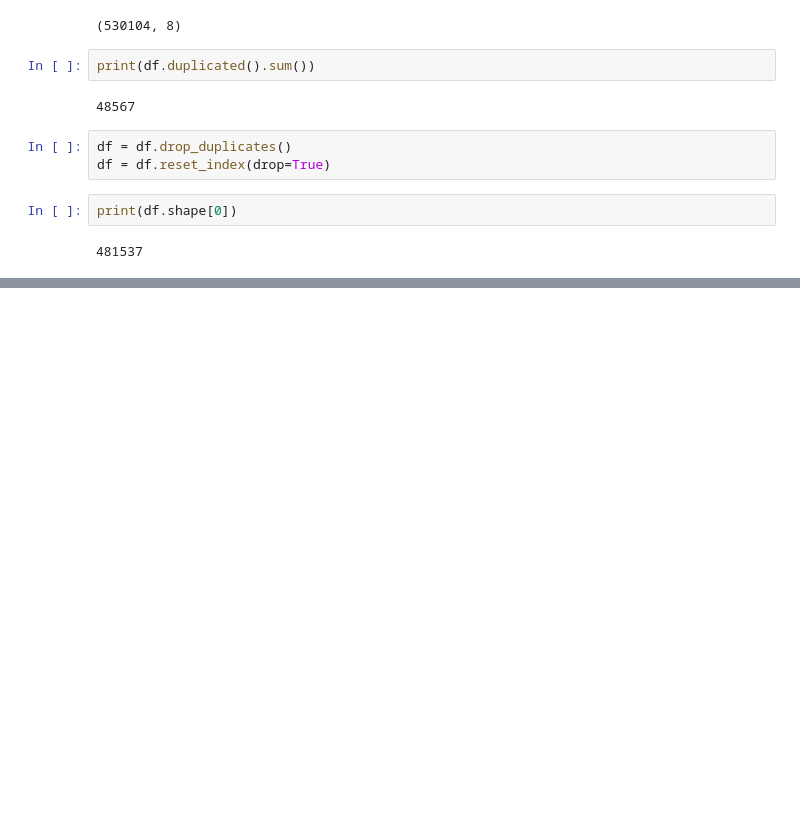
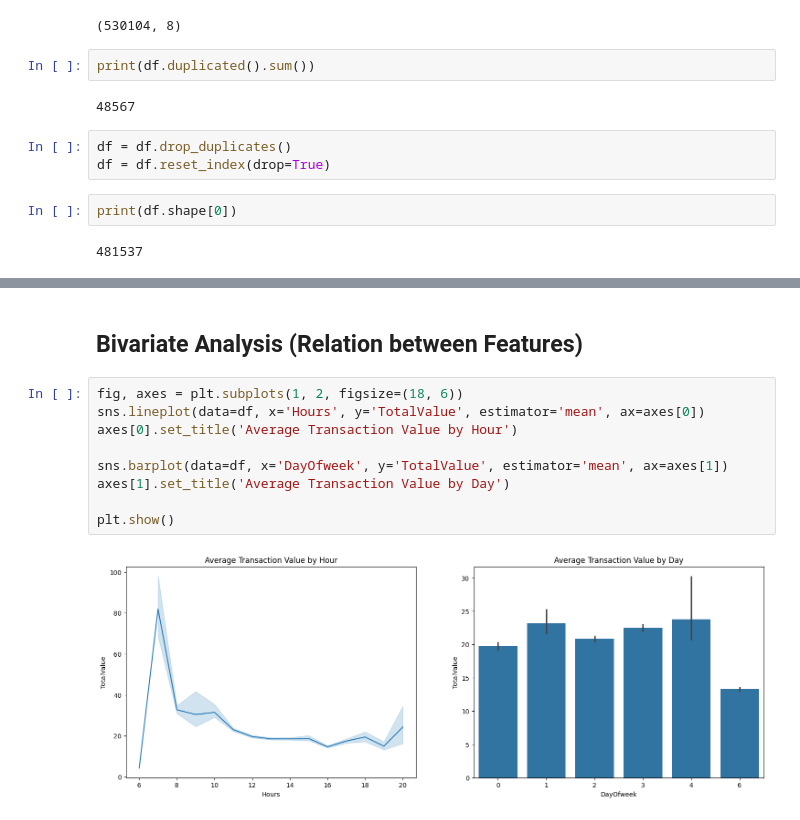
Before and after one commit to biswas-bit/Transaction-Clustering-PCA-GMM, a Jupyter notebook: analysis/EDA.ipynb, the cells around one changed output, grey strips where cells are left out. Drawn from its saved outputs; the diff is of its cells as text; blank space fills up the shorter version.

```diff
--- a/analysis/EDA.ipynb
+++ b/analysis/EDA.ipynb
@@ -308,0 +326,13 @@ print(df.shape[0])
+# %% [markdown]
+## Bivariate Analysis (Relation between Features)
+# %%
+fig, axes = plt.subplots(1, 2, figsize=(18, 6))
+sns.lineplot(data=df, x='Hours', y='TotalValue', estimator='mean', ax=axes[0])
+axes[0].set_title('Average Transaction Value by Hour')
+
+sns.barplot(data=df, x='DayOfweek', y='TotalValue', estimator='mean', ax=axes[1])
+axes[1].set_title('Average Transaction Value by Day')
+
+plt.show()
+# %% [output]
+[figure, added]
```
Also changed, not shown: parts of 3 cells of this notebook.
